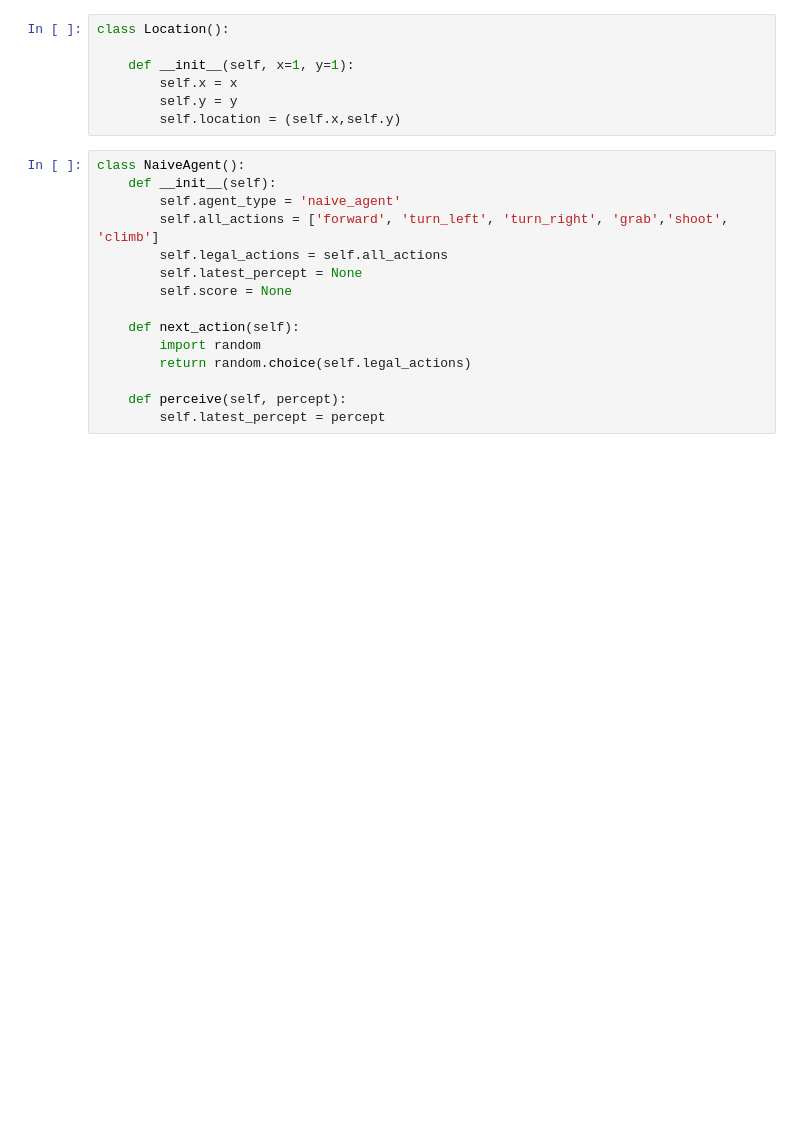
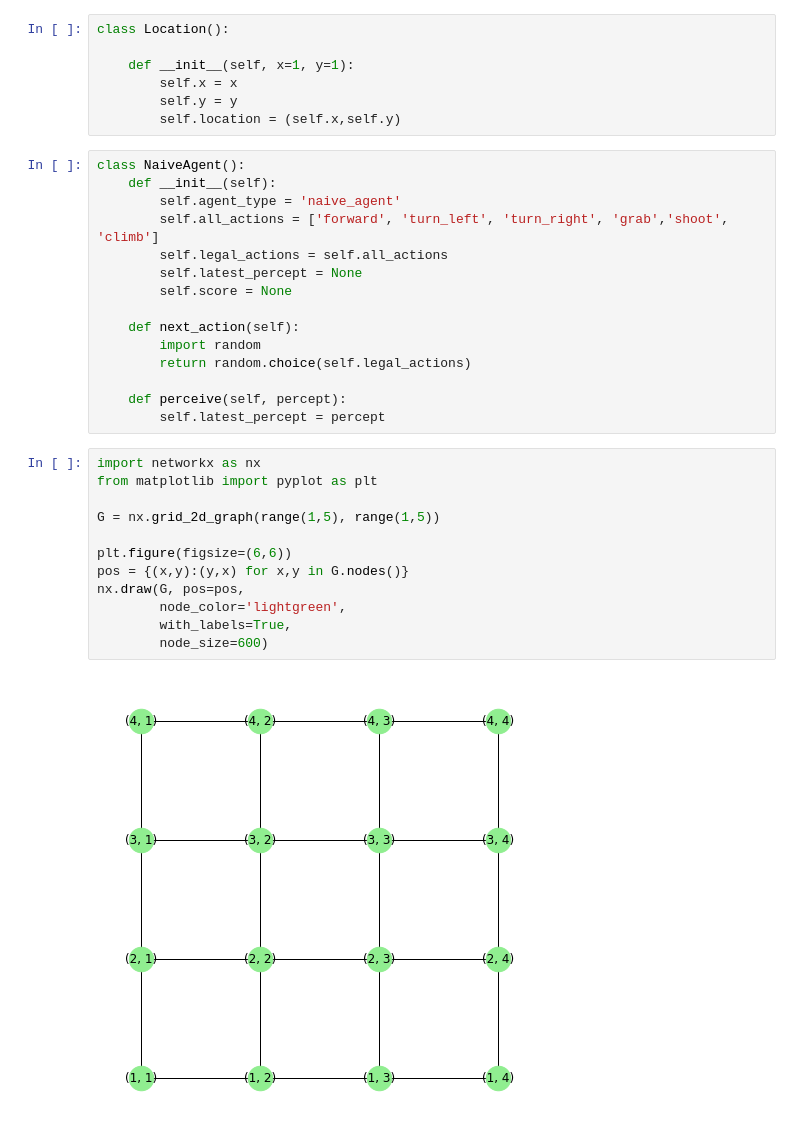
Before and after one commit to Juliana-Yakimchuk/WumpusWorld_ReinforcementLearning, a Jupyter notebook: Wumpus Environment.ipynb, the cells around one changed output. Saved outputs shown, nothing was run; the diff lists cells and outputs as text; blank space fills up the shorter version.

Commit message:
corrected logic, built networkX graph

```diff
--- a/Wumpus Environment.ipynb
+++ b/Wumpus Environment.ipynb
@@ -20,3 +20,17 @@ class NaiveAgent():
 
     def perceive(self, percept):
         self.latest_percept = percept
+# %%
+import networkx as nx
+from matplotlib import pyplot as plt
+
+G = nx.grid_2d_graph(range(1,5), range(1,5))
+
+plt.figure(figsize=(6,6))
+pos = {(x,y):(y,x) for x,y in G.nodes()}
+nx.draw(G, pos=pos,
+        node_color='lightgreen',
+        with_labels=True,
+        node_size=600)
+# %% [output]
+[figure, added]
```
Also changed, not shown: parts of 10 cells of this notebook, 1 other file.
